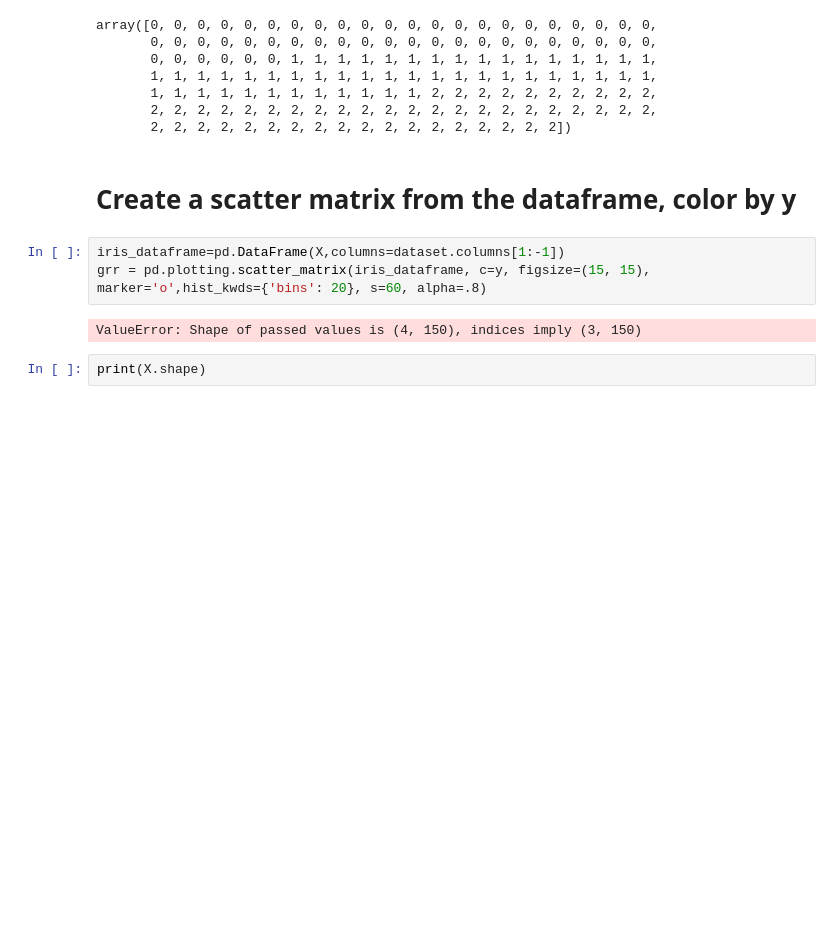
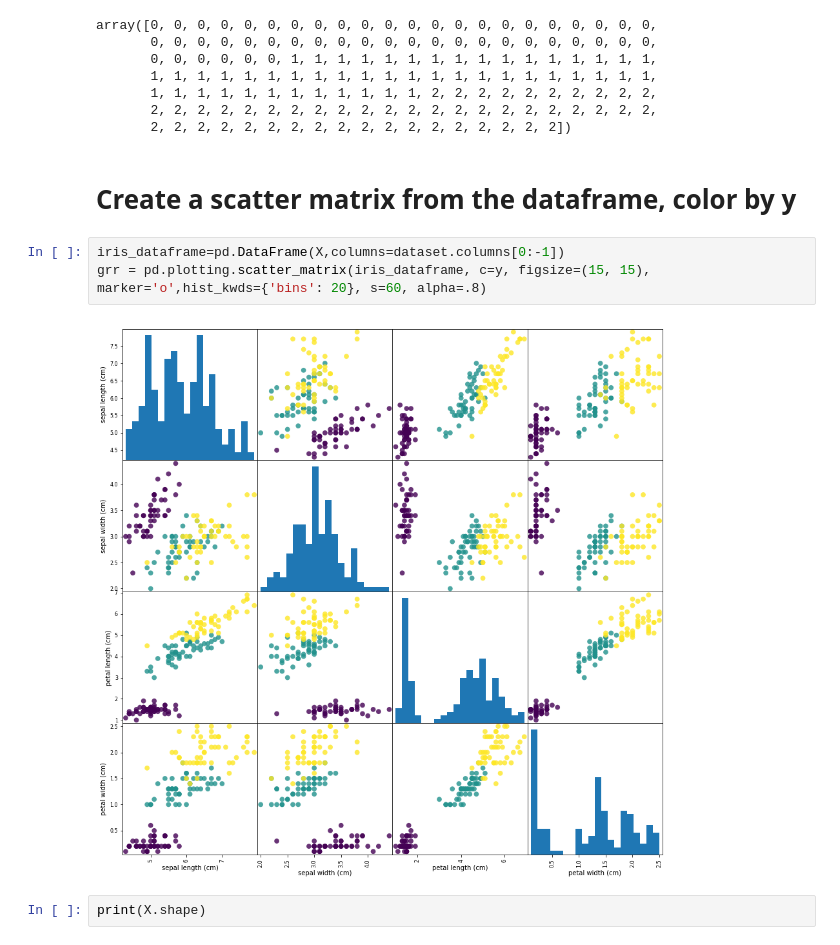
Before and after one commit to AnjaNair/iris_classification, a Jupyter notebook: iris_logistic_regression.ipynb, the cells around one changed output. Cells and saved outputs as stored; diff of their text form; blank space fills up the shorter version.

```diff
--- a/iris_logistic_regression.ipynb
+++ b/iris_logistic_regression.ipynb
@@ -92,10 +92,10 @@ array([0, 0, 0, 0, 0, 0, 0, 0, 0, 0, 0, 0, 0, 0, 0, 0, 0, 0, 0, 0, 0, 0,
 # %% [markdown]
 # Create a scatter matrix from the dataframe, color by y
 # %%
-iris_dataframe=pd.DataFrame(X,columns=dataset.columns[1:-1])
+iris_dataframe=pd.DataFrame(X,columns=dataset.columns[0:-1])
 grr = pd.plotting.scatter_matrix(iris_dataframe, c=y, figsize=(15, 15), marker='o',hist_kwds={'bins': 20}, s=60, alpha=.8)
 # %% [output]
-ValueError: Shape of passed values is (4, 150), indices imply (3, 150)
+[figure, added]
 # %%
 print(X.shape)
 # %% [output]
```
Also changed, not shown: parts of 1 cell of this notebook, 2 other files.
